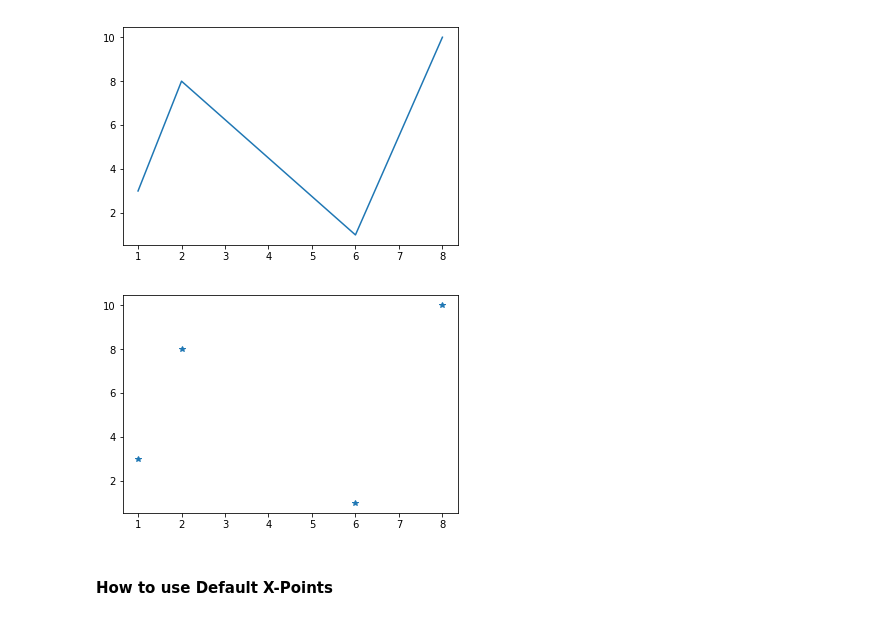
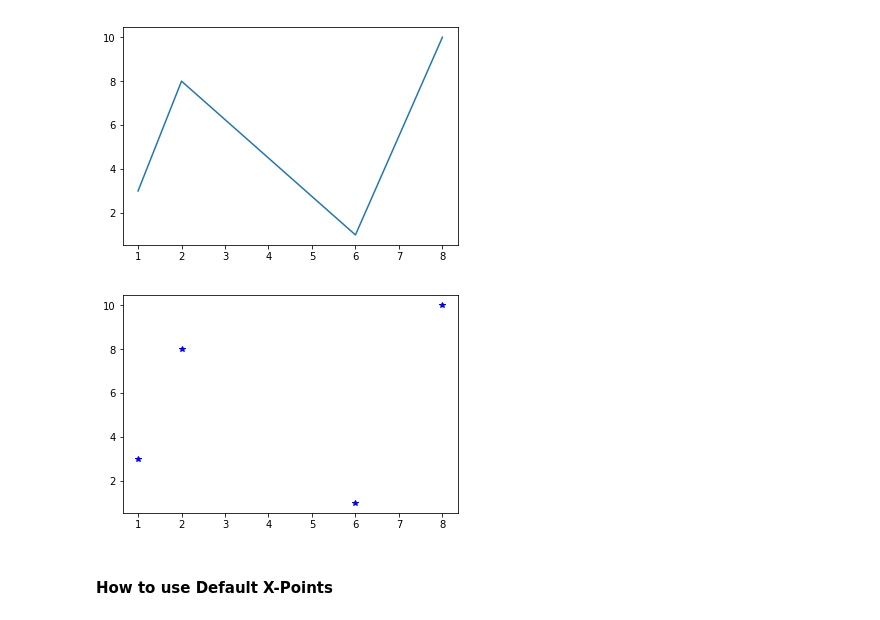
Before and after one commit to Sagarlatake/Matplotlib-Overview, a Jupyter notebook: Matplotlib.ipynb, the cells around one changed output. Saved outputs shown, nothing was run; the diff lists cells and outputs as text; code cells hidden in the pictures.

```diff
--- a/Matplotlib.ipynb
+++ b/Matplotlib.ipynb
@@ -103,12 +104,12 @@ plt.show()
 # %%
 # Plot multiple points
 xpoints = np.array([1, 2, 6, 8])
 ypoints = np.array([3, 8, 1, 10])
 
-plt.plot(xpoints, ypoints, "*")
+plt.plot(xpoints, ypoints, "*b")
 plt.show()
 # %% [output]
-[figure, old version]
+[figure, new version]
 # %% [markdown]
 #### How to use Default X-Points
 # %% [raw]
```
Also changed, not shown: parts of 9 cells of this notebook.
